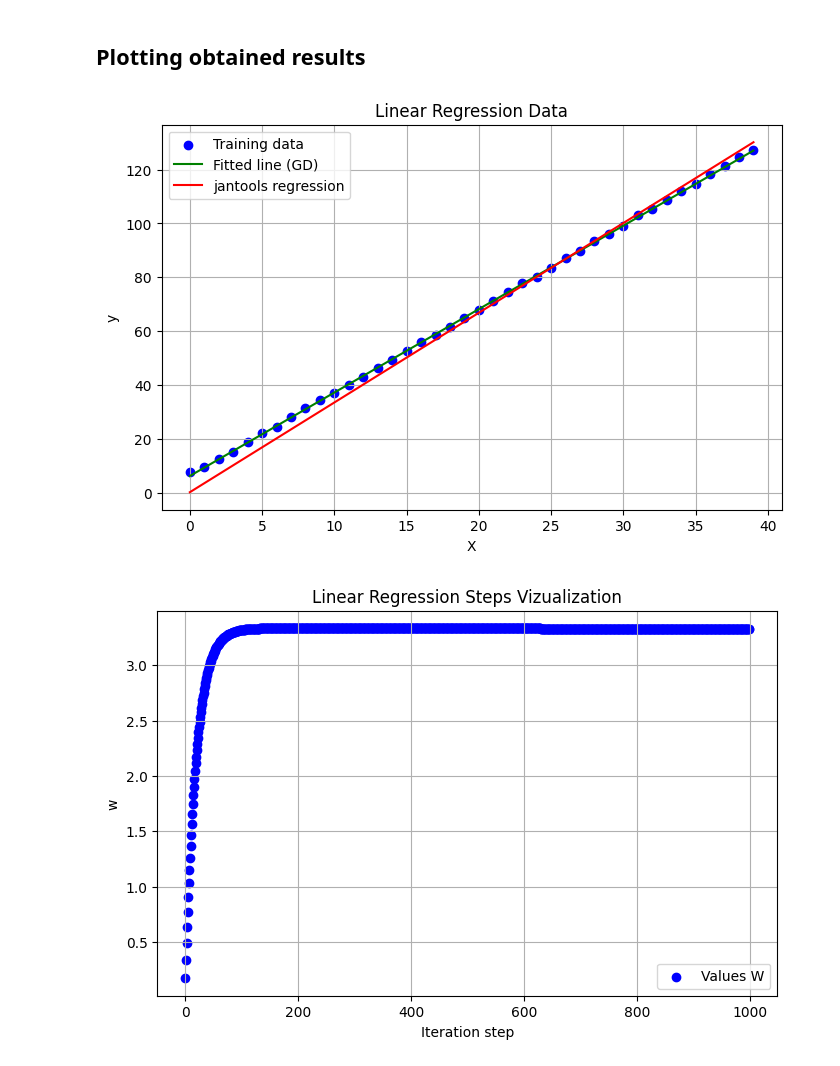
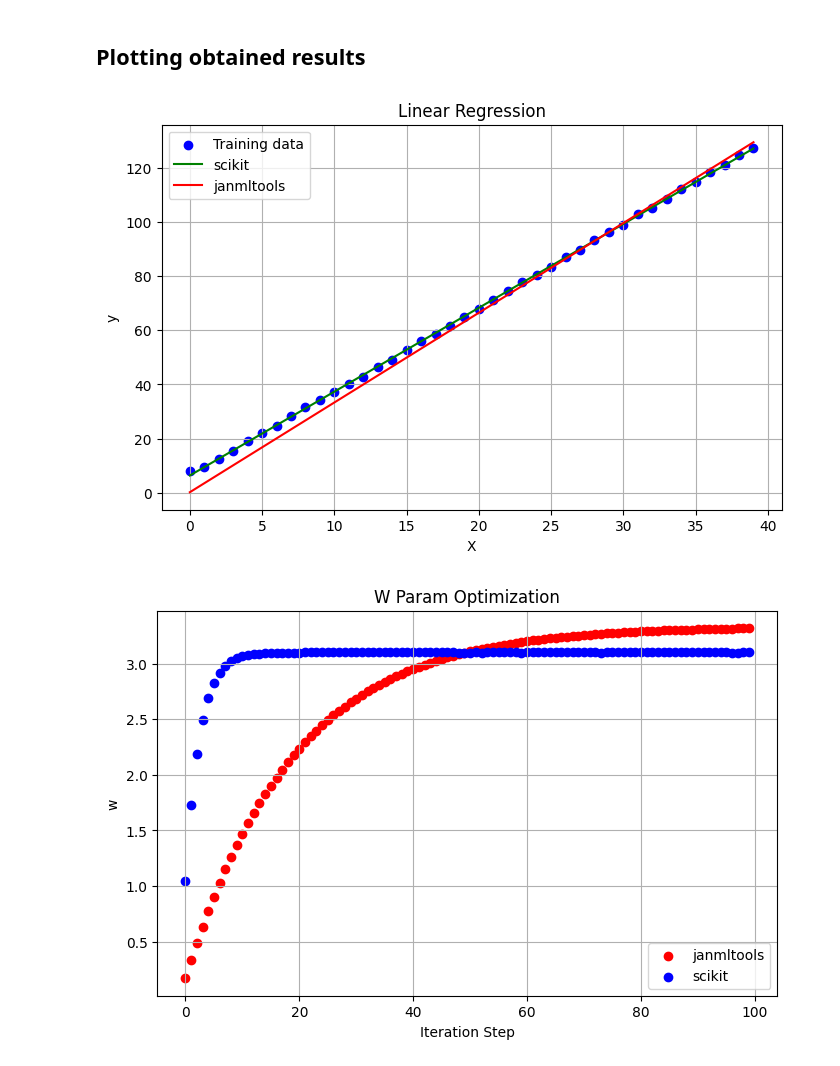
Before and after one commit to janek1842/mlbyjan-sandbox, a Jupyter notebook: livescripts/linear_regression_singlevar.ipynb, the cells around one changed output. Cells and saved outputs as stored; diff of their text form; code cells hidden in the pictures.

Commit message:
singlevar refactor

```diff
--- a/livescripts/linear_regression_singlevar.ipynb
+++ b/livescripts/linear_regression_singlevar.ipynb
@@ -42,2 +57,5 @@ y_pred = model.predict(x)
 # %%
-w,b,stepsW,stepsB,computed_costs=lnrgsv.run_gradient_descent(x,y,0,0,0.0001,1000)
+%%capture
+file_path = "../data/linear_regression_singlevar.json"
+
+w,b,stepsW,stepsB,computed_costs=lnrgsv.run_gradient_descent(x,y,0,0,0.0001,100)
@@ -64,48 +64,40 @@ Iteration:  999  gradient step b:  [-1.56249178]
 # %%
 import matplotlib.pyplot as plt
 
 # Regression results
 plt.figure(figsize=(8,5))
 plt.scatter(x, y, color='blue', label='Training data')
 plt.xlabel('X')
 plt.ylabel('y')
-plt.title('Linear Regression Data')
-plt.plot(x, y_pred, color='green', label='Fitted line (GD)')
-plt.plot(x,w*x+b,color='red',label='jantools regression')
+plt.title('Linear Regression')
+plt.plot(x, sgdr.coef_ * x_norm + sgdr.intercept_, color='green', label='scikit')
+plt.plot(x, w*x+b,color='red',label='janmltools')
 plt.legend()
 plt.grid(True)
 plt.show()
 
 # Regression steps visualization
 plt.figure(figsize=(8,5))
-plt.title('Linear Regression Steps Vizualization')
-plt.xlabel('Iteration step')
+plt.title('W Param Optimization')
+plt.xlabel('Iteration Step')
 plt.ylabel('w')
-plt.scatter(np.arange(len(stepsW)), stepsW, color='blue', label='Values W')
+plt.scatter(np.arange(len(stepsW)), stepsW, color='red', label='janmltools')
+plt.scatter(np.arange(len(sgdr_w)), sgdr_w, color='blue', label='scikit')
 plt.legend()
 plt.grid(True)
 plt.show()
 
 
 # Computed costs vs the iteration
 plt.figure(figsize=(8,5))
-plt.title('Linear Regression Cost Visualization')
-plt.xlabel('Iteration step')
+plt.title('Cost Visualization')
+plt.xlabel('Iteration Step')
 plt.ylabel('Computed cost')
-plt.scatter(np.arange(len(computed_costs)), computed_costs, color='blue', label='Computed cost')
+plt.scatter(np.arange(len(computed_costs)), computed_costs, color='red', label='janmltools')
+plt.scatter(np.arange(len(sgdr_costs)), sgdr_costs, color='blue', label='scikit')
 plt.legend()
 plt.grid(True)
 plt.show()
-
-# Computed costs vs w parameter
-plt.figure(figsize=(8,5))
-plt.title('Linear Regression Cost Visualization')
-plt.xlabel('w')
-plt.ylabel('Computed cost')
-plt.plot(stepsW, computed_costs, color='blue', label='Computed cost')
-plt.legend()
-plt.grid(True)
-plt.show()
 # %% [output]
-[figure, old version]
+[figure, new version]
-[figure, old version]
+[figure, new version]
```
Also changed, not shown: parts of 6 cells of this notebook, 3 other files.
